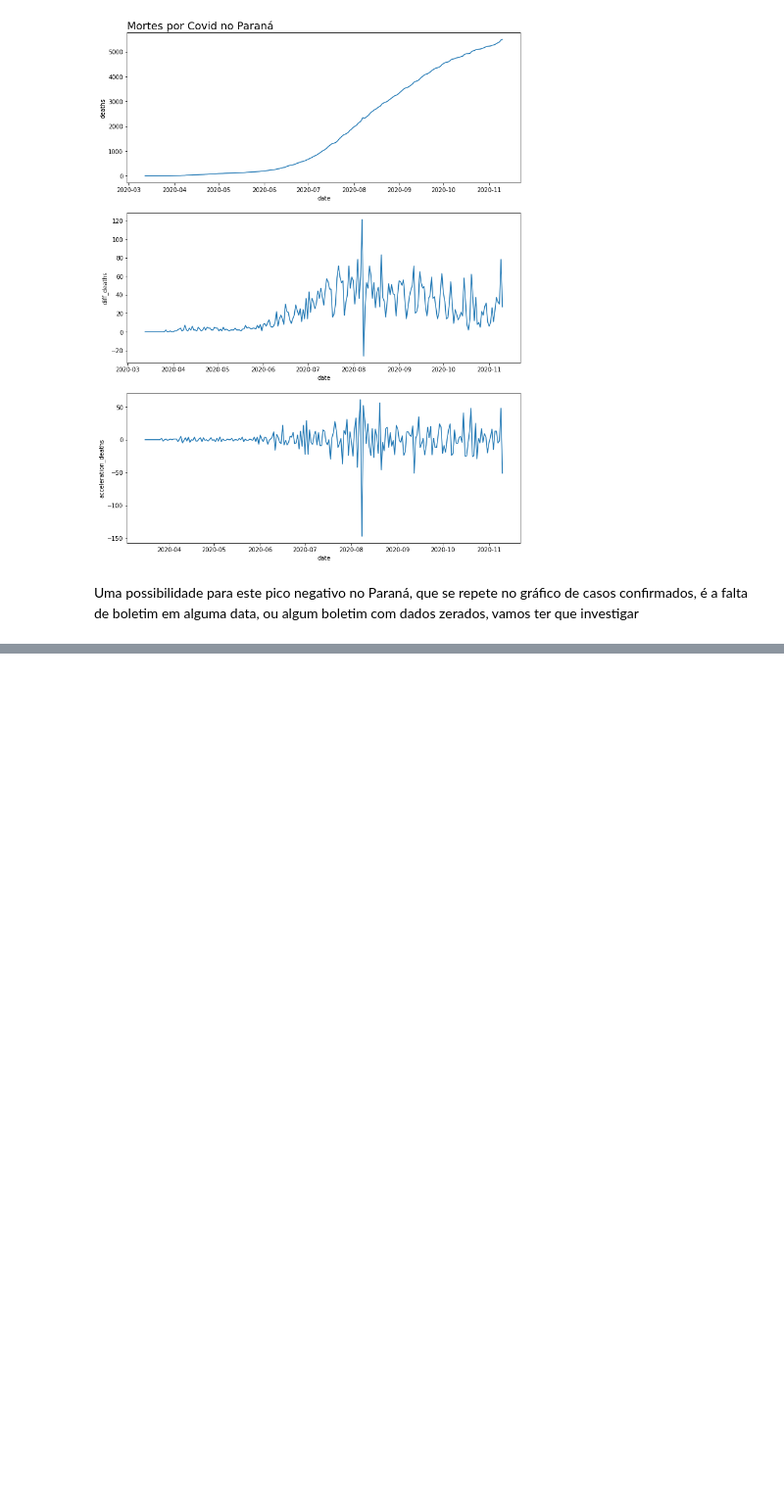
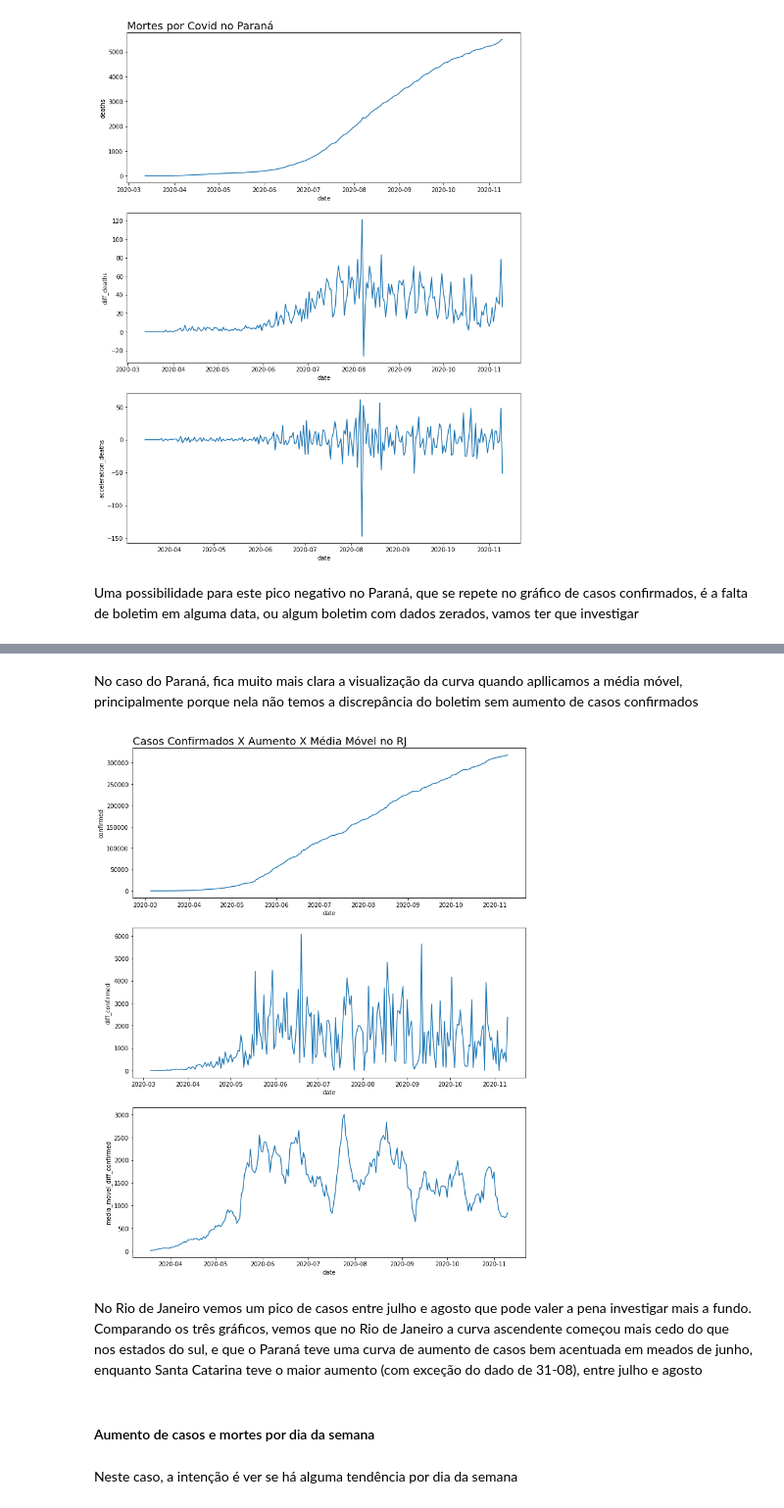
Before and after one commit to ClarisseAlvarenga/bootcamp_datascience_alura, a Jupyter notebook: SEMANA01/Clarisse_Alvarenga_Projeto_Bootcamp_Módulo_01.ipynb, the cells around one changed output, grey strips where cells are left out. Shown at 98% size. Saved outputs shown, nothing was run; the diff lists cells and outputs as text; code cells hidden in the pictures; blank space fills up the shorter version.

```diff
--- a/SEMANA01/Clarisse_Alvarenga_Projeto_Bootcamp_Módulo_01.ipynb
+++ b/SEMANA01/Clarisse_Alvarenga_Projeto_Bootcamp_Módulo_01.ipynb
@@ -767,0 +923,12 @@ Uma possibilidade para este pico negativo no Paraná, que se repete no gráfico
+# %% [markdown]
+No caso do Paraná, fica muito mais clara a visualização da curva quando apllicamos a média móvel, principalmente porque nela não temos a discrepância do boletim sem aumento de casos confirmados
+# %%
+plot_comparacao('date', 'confirmed', 'diff_confirmed','media_movel_diff_confirmed', rio_de_janeiro,'Casos Confirmados X Aumento X Média Móvel no RJ')
+# %% [output]
+[figure, added]
+# %% [markdown]
+No Rio de Janeiro vemos um pico de casos entre julho e agosto que pode valer a pena investigar mais a fundo. Comparando os três gráficos, vemos que no Rio de Janeiro a curva ascendente começou mais cedo do que nos estados do sul, e que o Paraná teve uma curva de aumento de casos bem acentuada em meados de junho, enquanto Santa Catarina teve o maior aumento (com exceção do dado de 31-08), entre julho e agosto
+# %% [markdown]
+#### Aumento de casos e mortes por dia da semana
+# %% [markdown]
+Neste caso, a intenção é ver se há alguma tendência por dia da semana
```
Also changed, not shown: parts of 76 cells of this notebook.
